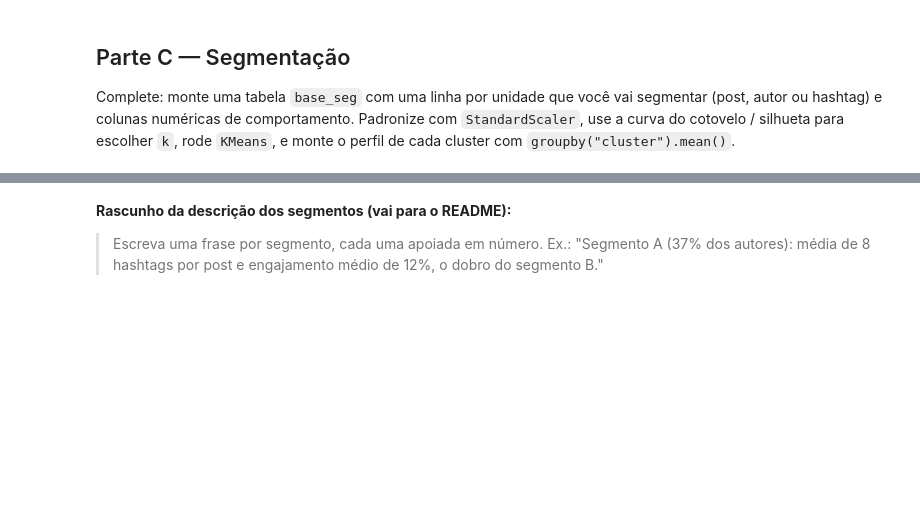
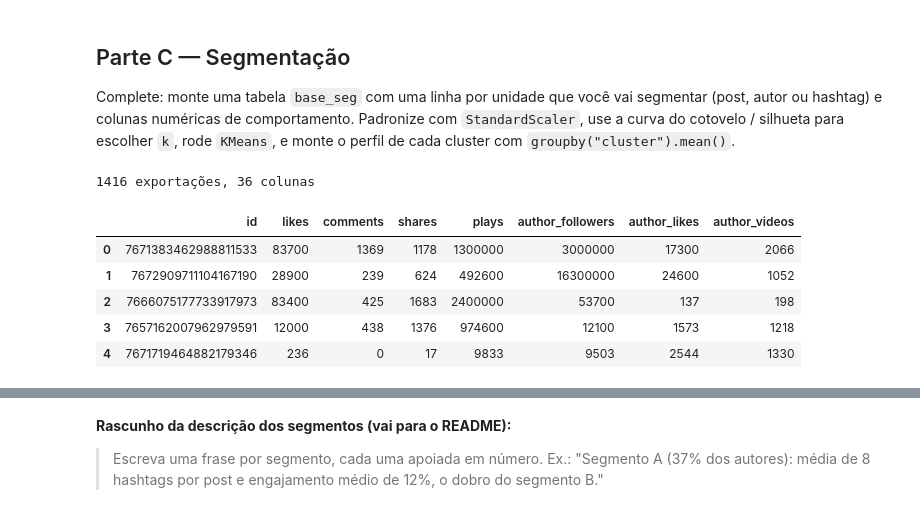
Before and after one commit to juliacereja/extracao-dados-trabalhos-juliacereja, a Jupyter notebook: projetos/13-segmentacao-clusterizacao/exercicios/exercicio-13-segmentacao-clusterizacao.ipynb, the cells around one changed output, grey strips where cells are left out. Saved outputs shown, nothing was run; the diff lists cells and outputs as text; code cells hidden in the pictures; blank space fills up the shorter version.

```diff
--- a/projetos/13-segmentacao-clusterizacao/exercicios/exercicio-13-segmentacao-clusterizacao.ipynb
+++ b/projetos/13-segmentacao-clusterizacao/exercicios/exercicio-13-segmentacao-clusterizacao.ipynb
@@ -225,3 +225,21 @@ from sklearn.cluster import KMeans
 from sklearn.metrics import silhouette_score
 
 # complete aqui: base_seg, padronização, escolha de k, KMeans, perfil dos clusters
+# %%
+import pandas as pd
+import numpy as np
+import matplotlib.pyplot as plt
+
+exportacao = pd.read_csv("/Users/leonardorosa/estudo/extracao-dados-trabalhos-juliacereja/projetos/13-segmentacao-clusterizacao/dados/exportacao.csv", sep=";")
+print(f"{len(exportacao)} exportações, {exportacao.shape[1]} colunas")
+
+colunas = ["id", "likes", "comments", "shares", "plays", "author_followers", "author_likes", "author_videos"]
+exportacao[colunas].head()
+# %% [output]
+1416 exportações, 36 colunas
+|  | id | likes | comments | shares | plays | author_followers | author_likes | author_videos |
+| 0 | 7671383462988811533 | 83700 | 1369 | 1178 | 1300000 | 3000000 | 17300 | 2066 |
+| 1 | 7672909711104167190 | 28900 | 239 | 624 | 492600 | 16300000 | 24600 | 1052 |
+| 2 | 7666075177733917973 | 83400 | 425 | 1683 | 2400000 | 53700 | 137 | 198 |
+| 3 | 7657162007962979591 | 12000 | 438 | 1376 | 974600 | 12100 | 1573 | 1218 |
+| 4 | 7671719464882179346 | 236 | 0 | 17 | 9833 | 9503 | 2544 | 1330 |
```
Also changed, not shown: parts of 9 cells of this notebook.
